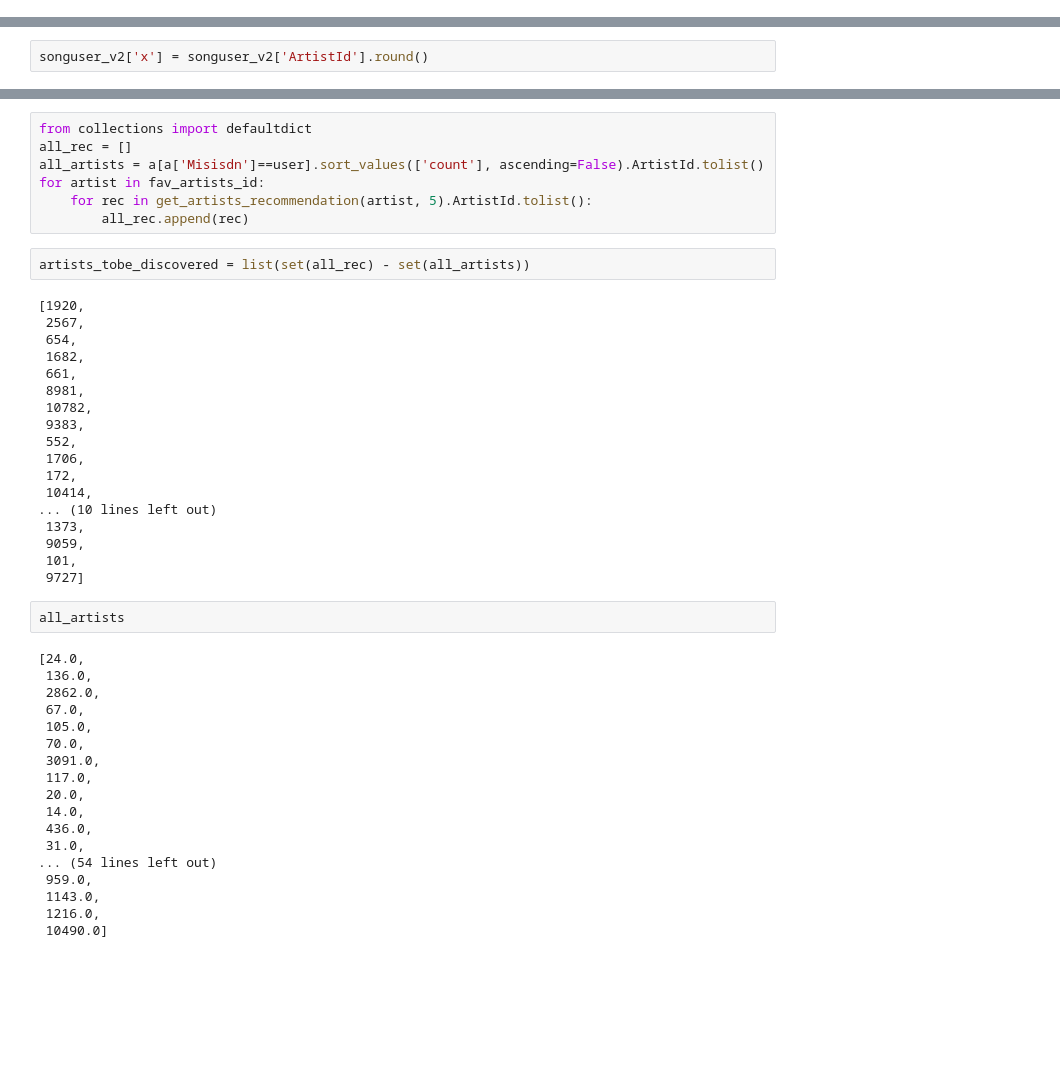
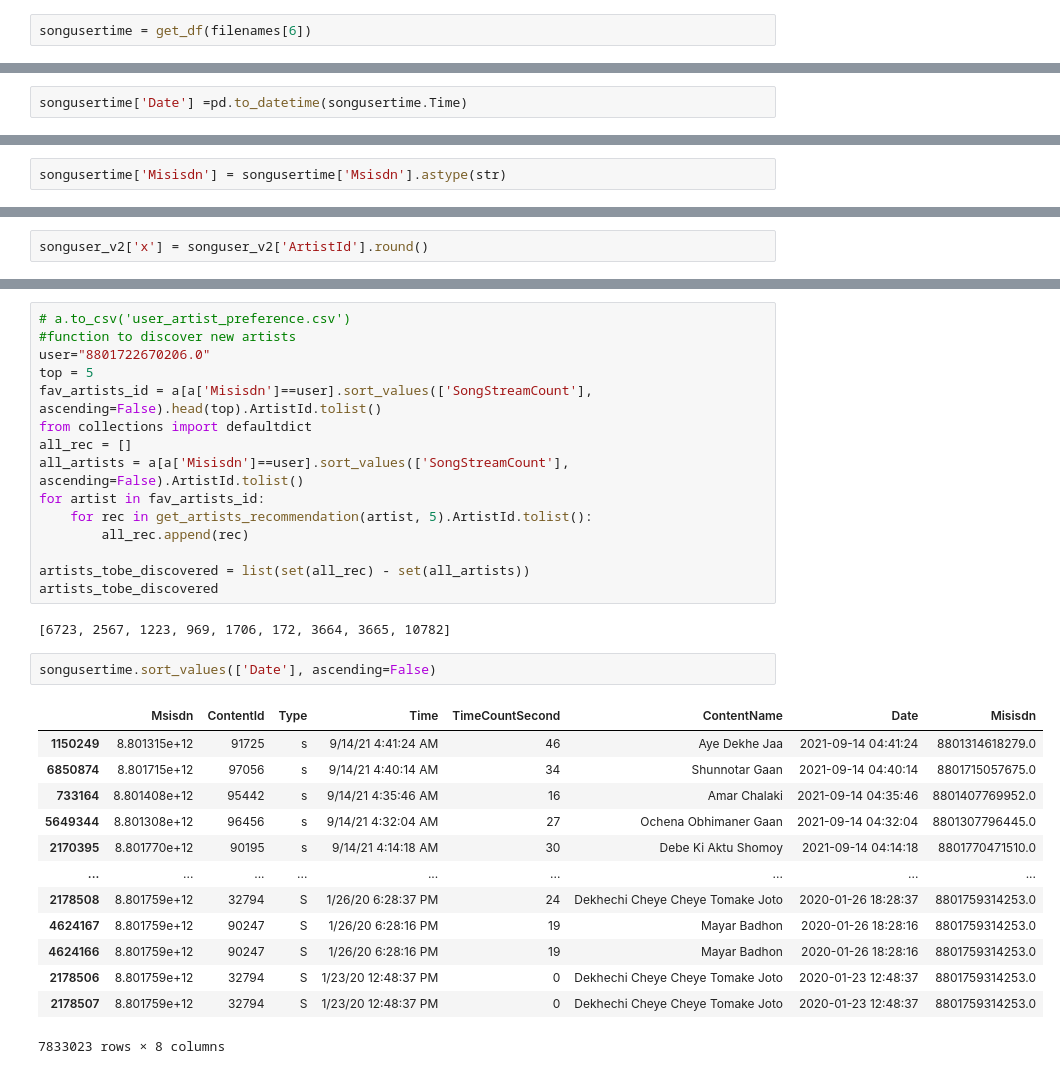
Before and after one commit to Karyotyper/recysy_shadhin_personal, a Jupyter notebook: recsys_sprint2.ipynb, the cells around one changed output, grey strips where cells are left out. Drawn from its saved outputs; the diff is of its cells as text; blank space fills up the shorter version.

```diff
--- a/recsys_sprint2.ipynb
+++ b/recsys_sprint2.ipynb
@@ -44,3 +46,5 @@ songuser_v2 = get_all_data()
 artists = get_df(filenames[4])
 # %%
 songuserprev = get_df(filenames[5])
+# %%
+songusertime = get_df(filenames[6])
@@ -47,3 +62,5 @@ songuserprev = get_df(filenames[5])
+# %%
+songusertime['Date'] =pd.to_datetime(songusertime.Time)
 # %%
 allartists, allsongs = get_df(filenames[1]), get_df(filenames[2])
 # %% [markdown]
@@ -134,0 +246,2 @@ array([  64.,   68., 4273., ..., 8872., 3297., 9831.])
+# %%
+songusertime['Misisdn'] = songusertime['Msisdn'].astype(str)
@@ -143,47 +286,33 @@ fav_artists_id = a[a['Misisdn']==user].sort_values(['count'], ascending=False).h
 # %%
+# a.to_csv('user_artist_preference.csv')
+#function to discover new artists
+user="8801722670206.0"
+top = 5
+fav_artists_id = a[a['Misisdn']==user].sort_values(['SongStreamCount'], ascending=False).head(top).ArtistId.tolist()
 from collections import defaultdict
 all_rec = []
-all_artists = a[a['Misisdn']==user].sort_values(['count'], ascending=False).ArtistId.tolist()
+all_artists = a[a['Misisdn']==user].sort_values(['SongStreamCount'], ascending=False).ArtistId.tolist()
 for artist in fav_artists_id:
     for rec in get_artists_recommendation(artist, 5).ArtistId.tolist():
         all_rec.append(rec)
+
+artists_tobe_discovered = list(set(all_rec) - set(all_artists))
+artists_tobe_discovered
+# %% [output]
+[6723, 2567, 1223, 969, 1706, 172, 3664, 3665, 10782]
-# %%
-artists_tobe_discovered = list(set(all_rec) - set(all_artists))
-# %% [output]
-[1920,
- 2567,
- 654,
- 1682,
- 661,
- 8981,
- 10782,
- 9383,
- 552,
- 1706,
- 172,
- 10414,
-... (10 lines left out)
- 1373,
- 9059,
- 101,
- 9727]
-# %%
-all_artists
-# %% [output]
-[24.0,
- 136.0,
- 2862.0,
- 67.0,
- 105.0,
- 70.0,
- 3091.0,
- 117.0,
- 20.0,
- 14.0,
- 436.0,
- 31.0,
-... (54 lines left out)
- 959.0,
- 1143.0,
- 1216.0,
- 10490.0]
+# %%
+songusertime.sort_values(['Date'], ascending=False)
+# %% [output]
+|  | Msisdn | ContentId | Type | Time | TimeCountSecond | ContentName | Date | Misisdn |
+| 1150249 | 8.801315e+12 | 91725 | s | 9/14/21 4:41:24 AM | 46 | Aye Dekhe Jaa | 2021-09-14 04:41:24 | 8801314618279.0 |
+| 6850874 | 8.801715e+12 | 97056 | s | 9/14/21 4:40:14 AM | 34 | Shunnotar Gaan | 2021-09-14 04:40:14 | 8801715057675.0 |
+| 733164 | 8.801408e+12 | 95442 | s | 9/14/21 4:35:46 AM | 16 | Amar Chalaki | 2021-09-14 04:35:46 | 8801407769952.0 |
+| 5649344 | 8.801308e+12 | 96456 | s | 9/14/21 4:32:04 AM | 27 | Ochena Obhimaner Gaan | 2021-09-14 04:32:04 | 8801307796445.0 |
+| 2170395 | 8.801770e+12 | 90195 | s | 9/14/21 4:14:18 AM | 30 | Debe Ki Aktu Shomoy | 2021-09-14 04:14:18 | 8801770471510.0 |
+| ... | ... | ... | ... | ... | ... | ... | ... | ... |
+| 2178508 | 8.801759e+12 | 32794 | S | 1/26/20 6:28:37 PM | 24 | Dekhechi Cheye Cheye Tomake Joto | 2020-01-26 18:28:37 | 8801759314253.0 |
+| 4624167 | 8.801759e+12 | 90247 | S | 1/26/20 6:28:16 PM | 19 | Mayar Badhon | 2020-01-26 18:28:16 | 8801759314253.0 |
+| 4624166 | 8.801759e+12 | 90247 | S | 1/26/20 6:28:16 PM | 19 | Mayar Badhon | 2020-01-26 18:28:16 | 8801759314253.0 |
+| 2178506 | 8.801759e+12 | 32794 | S | 1/23/20 12:48:37 PM | 0 | Dekhechi Cheye Cheye Tomake Joto | 2020-01-23 12:48:37 | 8801759314253.0 |
+| 2178507 | 8.801759e+12 | 32794 | S | 1/23/20 12:48:37 PM | 0 | Dekhechi Cheye Cheye Tomake Joto | 2020-01-23 12:48:37 | 8801759314253.0 |
+7833023 rows × 8 columns
```
Also changed, not shown: parts of 16 cells of this notebook, 5 other files.
